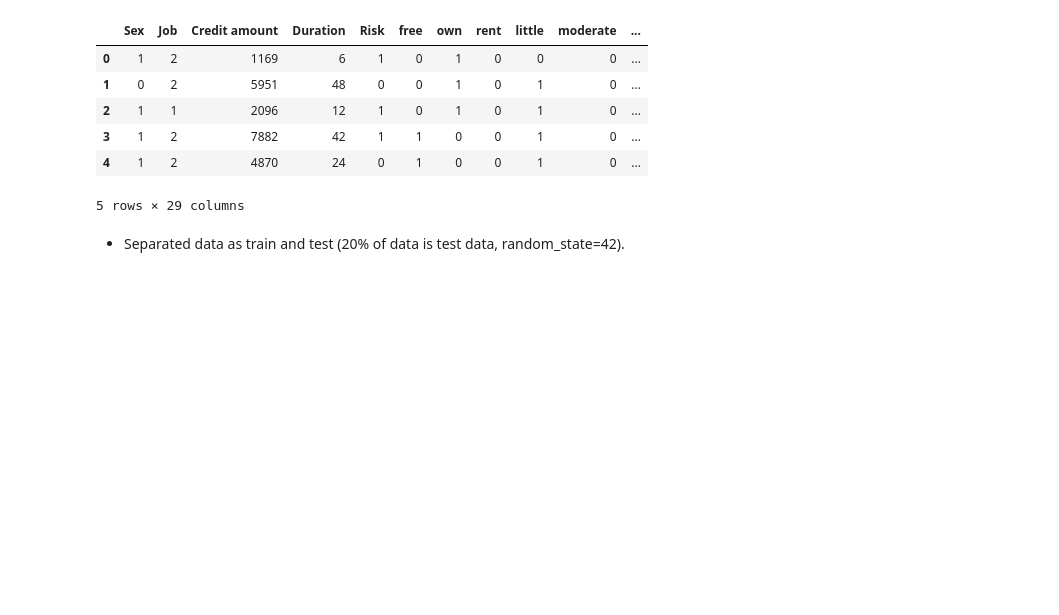
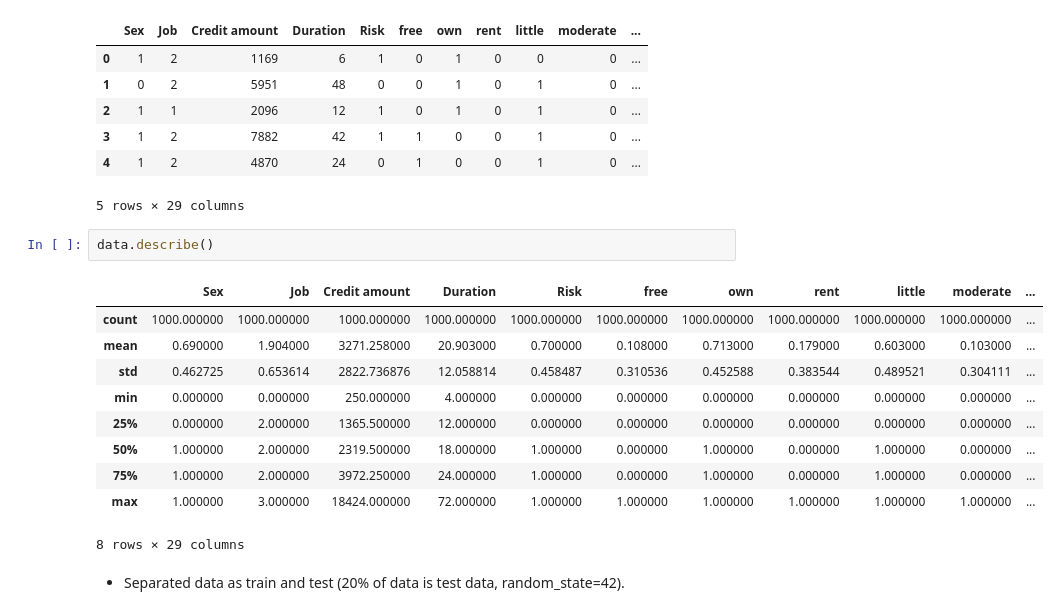
Before and after one commit to nguyenngocbinh/QAI, a Jupyter notebook: Day4/Exercise Day 4/EnsembleLearning/ensemble-learning-solution1.ipynb, the cells around one changed output. Drawn from its saved outputs; the diff is of its cells as text; blank space fills up the shorter version.

```diff
--- a/Day4/Exercise Day 4/EnsembleLearning/ensemble-learning-solution1.ipynb
+++ b/Day4/Exercise Day 4/EnsembleLearning/ensemble-learning-solution1.ipynb
@@ -134,6 +134,19 @@ data.head()
 | 3 | 1 | 2 | 7882 | 42 | 1 | 1 | 0 | 0 | 1 | 0 | ... |
 | 4 | 1 | 2 | 4870 | 24 | 0 | 1 | 0 | 0 | 1 | 0 | ... |
 5 rows × 29 columns
+# %%
+data.describe()
+# %% [output]
+|  | Sex | Job | Credit amount | Duration | Risk | free | own | rent | little | moderate | ... |
+| count | 1000.000000 | 1000.000000 | 1000.000000 | 1000.000000 | 1000.000000 | 1000.000000 | 1000.000000 | 1000.000000 | 1000.000000 | 1000.000000 | ... |
+| mean | 0.690000 | 1.904000 | 3271.258000 | 20.903000 | 0.700000 | 0.108000 | 0.713000 | 0.179000 | 0.603000 | 0.103000 | ... |
+| std | 0.462725 | 0.653614 | 2822.736876 | 12.058814 | 0.458487 | 0.310536 | 0.452588 | 0.383544 | 0.489521 | 0.304111 | ... |
+| min | 0.000000 | 0.000000 | 250.000000 | 4.000000 | 0.000000 | 0.000000 | 0.000000 | 0.000000 | 0.000000 | 0.000000 | ... |
+| 25% | 0.000000 | 2.000000 | 1365.500000 | 12.000000 | 0.000000 | 0.000000 | 0.000000 | 0.000000 | 0.000000 | 0.000000 | ... |
+| 50% | 1.000000 | 2.000000 | 2319.500000 | 18.000000 | 1.000000 | 0.000000 | 1.000000 | 0.000000 | 1.000000 | 0.000000 | ... |
+| 75% | 1.000000 | 2.000000 | 3972.250000 | 24.000000 | 1.000000 | 0.000000 | 1.000000 | 0.000000 | 1.000000 | 0.000000 | ... |
+| max | 1.000000 | 3.000000 | 18424.000000 | 72.000000 | 1.000000 | 1.000000 | 1.000000 | 1.000000 | 1.000000 | 1.000000 | ... |
+8 rows × 29 columns
 # %% [markdown]
 * Separated data as train and test (20% of data is test data, random_state=42).
 # %%
```
Also changed, not shown: 2 other files.
